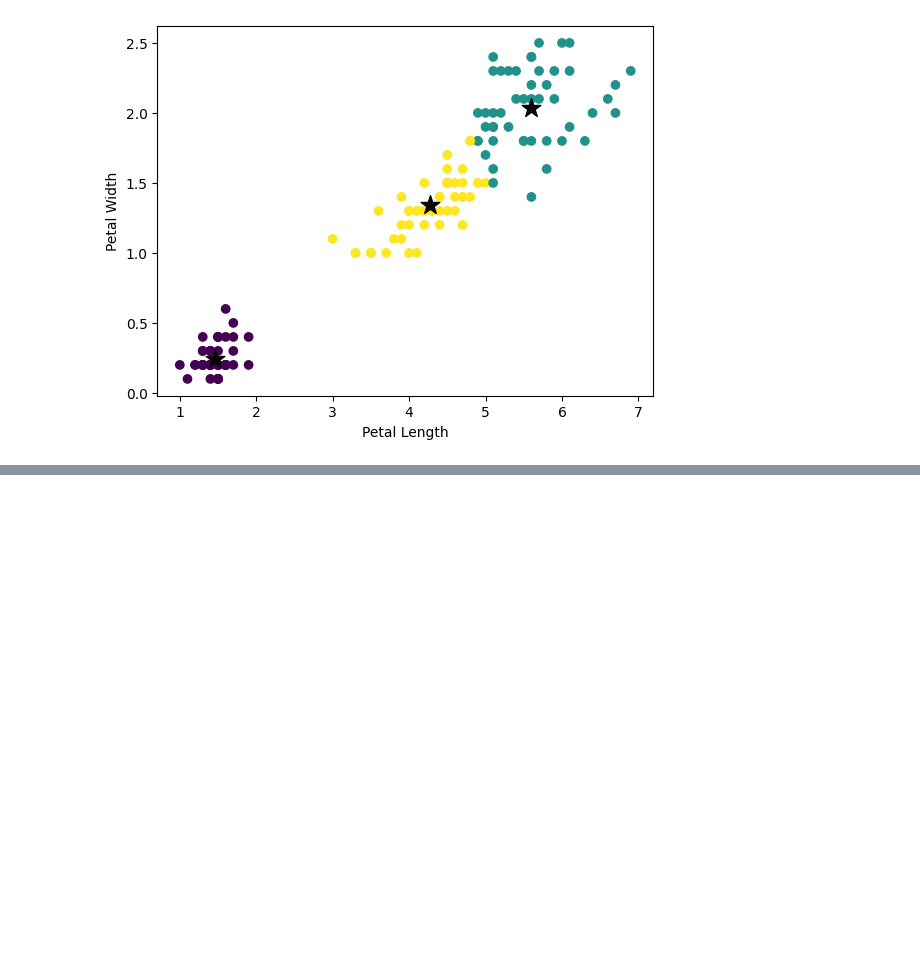
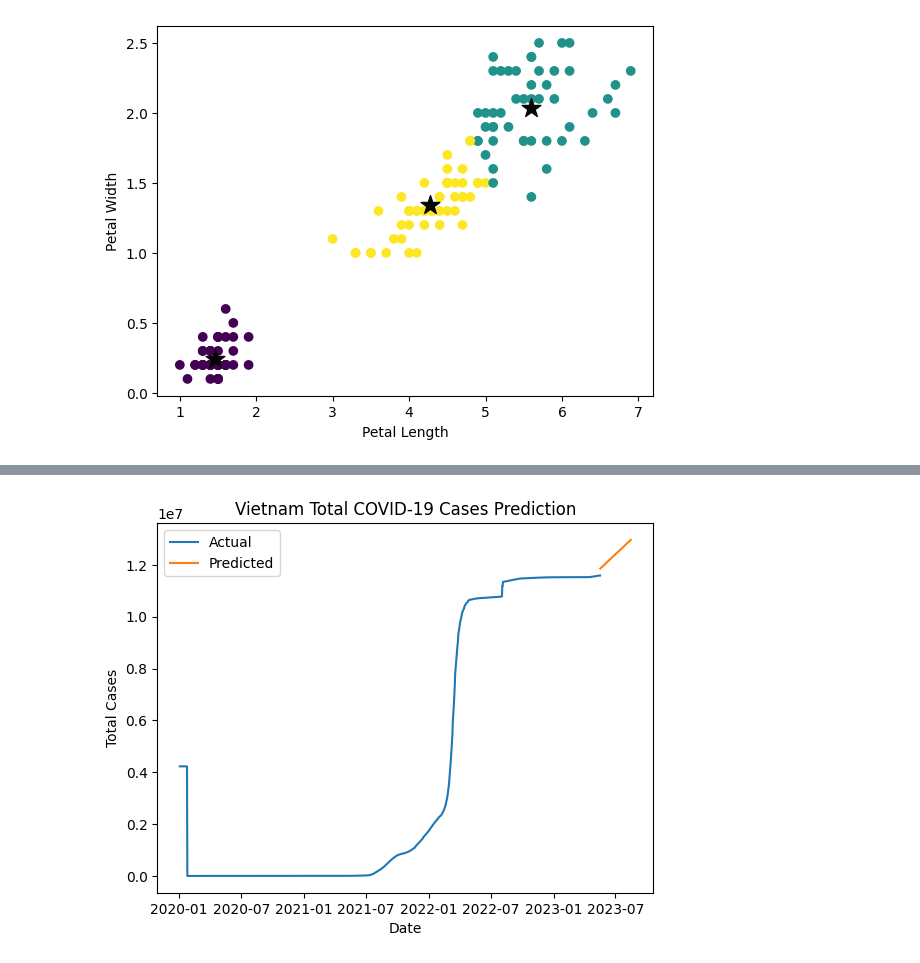
Before and after one commit to TANGTHEMANH/phan_tich_du_lieu, a Jupyter notebook: coronavirus_analytics.ipynb, the cells around one changed output, grey strips where cells are left out. Drawn from its saved outputs; the diff is of its cells as text; code cells hidden in the pictures; blank space fills up the shorter version.

```diff
--- a/coronavirus_analytics.ipynb
+++ b/coronavirus_analytics.ipynb
@@ -1236,0 +1223,46 @@ See the caveats in the documentation: https://pandas.pydata.org/pandas-docs/stab
+# %%
+import pandas as pd
+import numpy as np
+from sklearn.linear_model import LinearRegression
+import matplotlib.pyplot as plt
+from datetime import datetime, timedelta
+
+# Bước 1: Thu thập và chuẩn bị dữ liệu
+data = pd.read_csv('owid-covid-data.csv')
+vietnam_data = data[data['location'] == 'Vietnam'][['date', 'total_cases']]
+vietnam_data['date'] = pd.to_datetime(vietnam_data['date'])
+vietnam_data.set_index('date', inplace=True)
+
+train_data = vietnam_data[:-30]
+test_data = vietnam_data[-30:]
+
+# Replace NaN values with mean value
+mean_value = vietnam_data['total_cases'].mean()
+vietnam_data['total_cases'].fillna(mean_value, inplace=True)
+
+# Bước 2: Xây dựng mô hình hồi quy tuyến tính
+X_train = np.array(range(len(train_data)))[:, np.newaxis]
+y_train = train_data['total_cases'].values
+X_test = np.array(range(len(train_data), len(train_data)+len(test_data)))[:, np.newaxis]
+
+regressor = LinearRegression()
+regressor.fit(X_train, y_train)
+
+# Bước 3: Dự đoán số ca nhiễm trong 3 tháng tới
+n_days = 90
+next_days = pd.date_range(start=vietnam_data.index[-1]+timedelta(days=1),end=vietnam_data.index[-1]+timedelta(days=n_days))
+X_next_days =np.array(range(len(vietnam_data), len(vietnam_data)+n_days))[:, np.newaxis]
+predicted_cases = regressor.predict(X_next_days)
+predicted_data = pd.DataFrame({'date': next_days, 'total_cases': predicted_cases})
+predicted_data.set_index('date', inplace=True)
+
+# Bước 4: Vẽ biểu đồ từ mô hình dự đoán
+plt.plot(vietnam_data.index, vietnam_data['total_cases'], label='Actual')
+plt.plot(predicted_data.index, predicted_data['total_cases'], label='Predicted')
+plt.title('Vietnam Total COVID-19 Cases Prediction')
+plt.xlabel('Date')
+plt.ylabel('Total Cases')
+plt.legend()
+plt.show()
+# %% [output]
+[figure, added]
```
Also changed, not shown: parts of 13 cells of this notebook.
